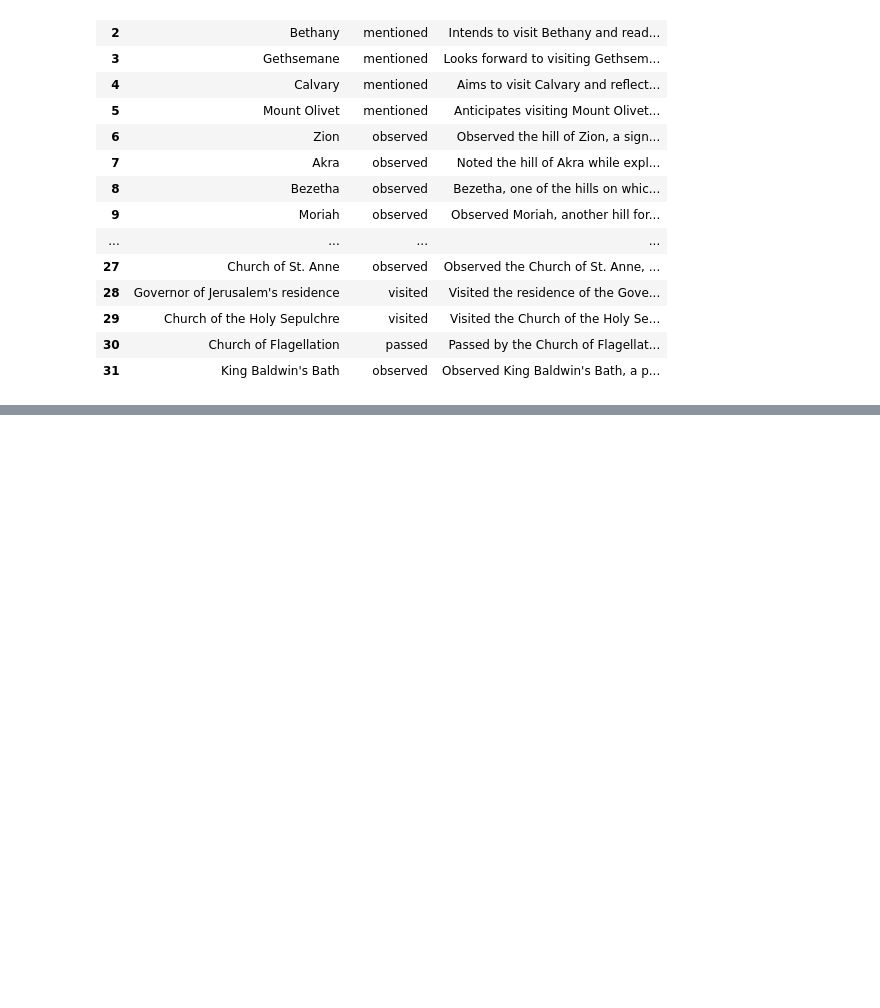
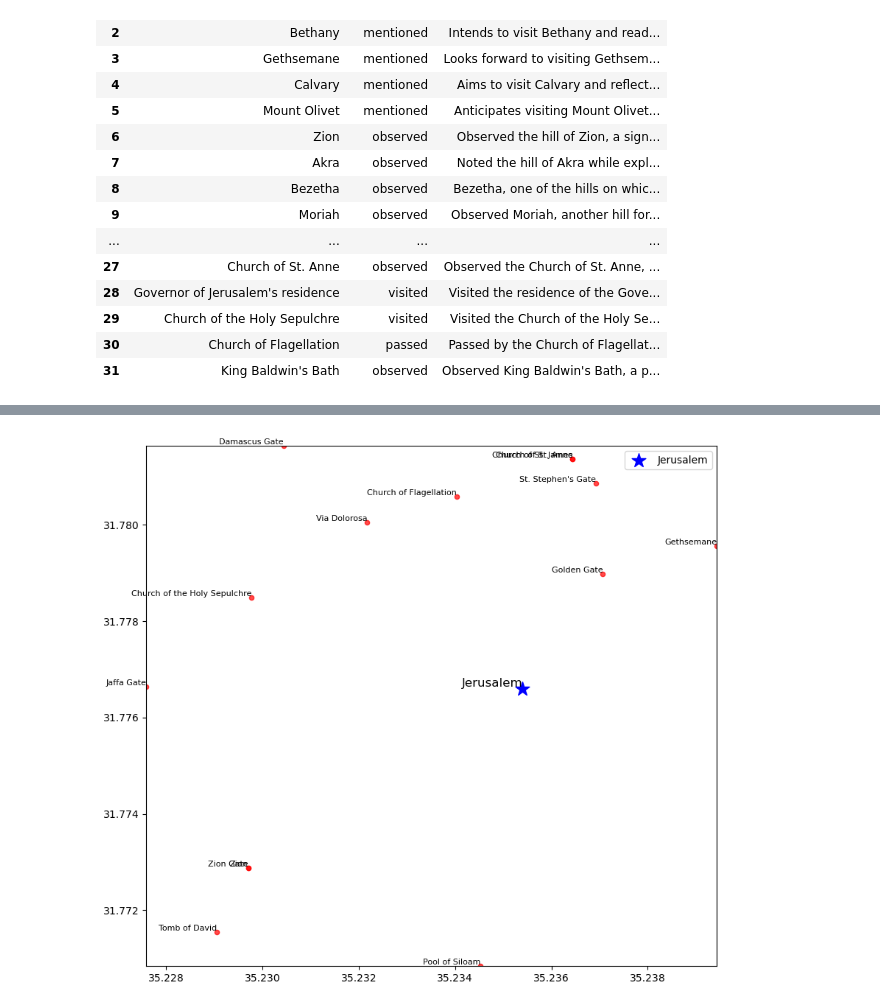
Before and after one commit to jiaming-jiang/FDH-G8, a Jupyter notebook: fuzzymatching.ipynb, the cells around one changed output, grey strips where cells are left out. Drawn from its saved outputs; the diff is of its cells as text; code cells hidden in the pictures; blank space fills up the shorter version.

```diff
--- a/fuzzymatching.ipynb
+++ b/fuzzymatching.ipynb
@@ -102,0 +125,49 @@ print(matches_df)
+# %%
+import geopandas as gpd
+from shapely.geometry import Point
+import matplotlib.pyplot as plt
+
+# Create a GeoDataFrame for Jerusalem
+jerusalem_point = gpd.GeoDataFrame({'place_in_json': ['Jerusalem']},
+                                   geometry=[Point(35.2354, 31.7766)])  # Coordinates for Jerusalem
+
+# Get the bounding box of the best_matches_gdf
+xmin, ymin, xmax, ymax = best_matches_gdf.total_bounds
+
+# Set up the map extent
+#buffer_distance = 0.001  # degrees of longitude and latitude to include around Jerusalem
+#xmin, ymin, xmax, ymax = jerusalem_point.total_bounds
+#xmin -= buffer_distance
+#ymin -= buffer_distance
+#xmax += buffer_distance
+#ymax += buffer_distance
+
+# Plot the best_matches_gdf on a map centered around the bounding box
+fig, ax = plt.subplots(figsize=(10, 10))
+ax.set_xlim(xmin, xmax)
+ax.set_ylim(ymin, ymax)
+
+# Plot the map background (optional)
+#gpd.datasets.get_path('naturalearth_lowres') provides a world map shapefile
+# You may need to download the world shapefile or replace it with another local shapefile
+#world = gpd.read_file(gpd.datasets.get_path('naturalearth_lowres'))
+#world.plot(ax=ax, color='lightgray', edgecolor='black')
+
+# Plot the best_matches_gdf points with reduced marker size
+best_matches_gdf.plot(ax=ax, color='red', marker='o', markersize=20, alpha=0.7)
+
+# Plot the Jerusalem point with a larger marker
+jerusalem_point.plot(ax=ax, color='blue', marker='*', markersize=200, label='Jerusalem')
+
+# Add labels with adjusted positions
+for x, y, label in zip(best_matches_gdf.geometry.x, best_matches_gdf.geometry.y, best_matches_gdf['place_in_json']):
+    ax.text(x, y, label, fontsize=8, ha='right', va='bottom', color='black')
+
+# Add label for Jerusalem
+ax.text(jerusalem_point.geometry.x[0], jerusalem_point.geometry.y[0], 'Jerusalem', fontsize=12, ha='right', va='bottom', color='black')
+
+# Show the plot
+plt.legend()
+plt.show()
+# %% [output]
+[figure, added]
```
Also changed, not shown: parts of 3 cells of this notebook, 21 other files.
